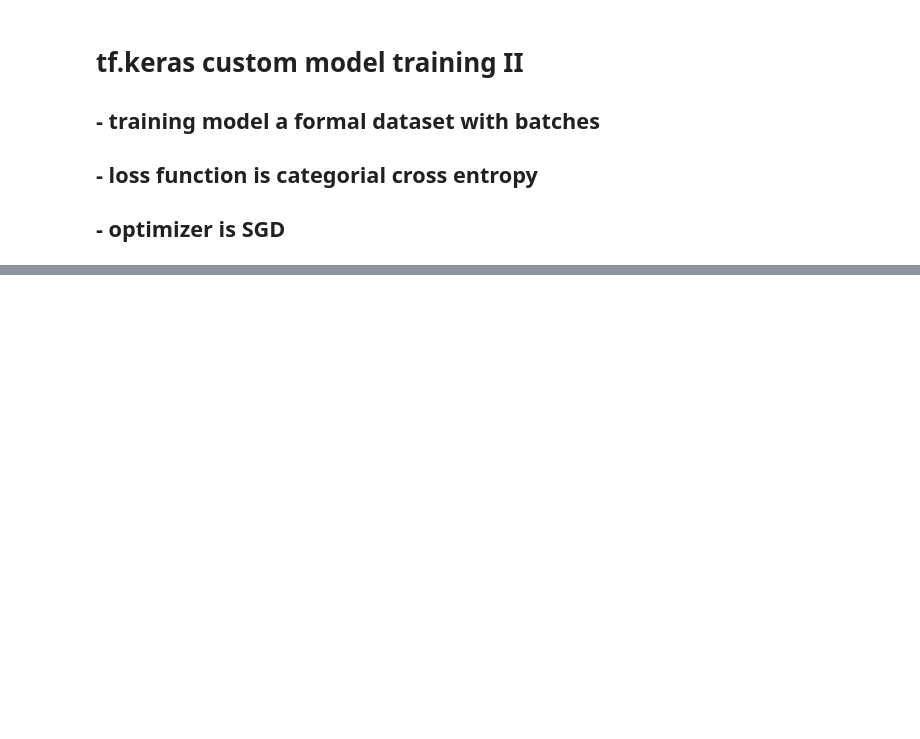
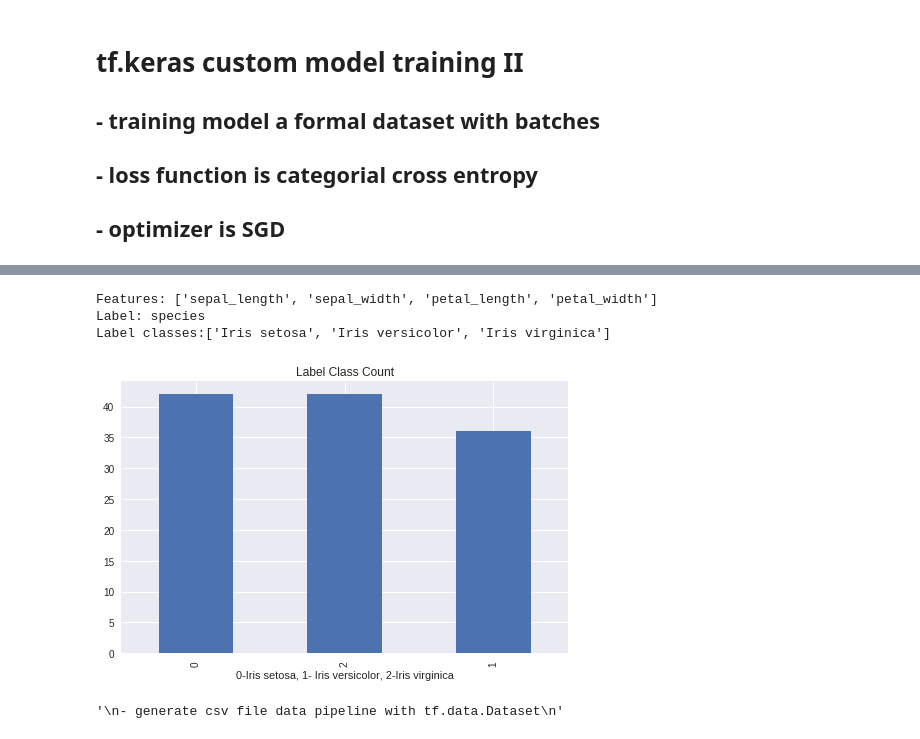
Before and after one commit to mlmaster1995/Tensorflow_2.0_Review, a Jupyter notebook: Tensorflow 2.0 Review.ipynb, the cells around one changed output, grey strips where cells are left out. Drawn from its saved outputs; the diff is of its cells as text; code cells hidden in the pictures; blank space fills up the shorter version.

Commit message:
custom training II

```diff
--- a/Tensorflow 2.0 Review.ipynb
+++ b/Tensorflow 2.0 Review.ipynb
@@ -1418,3 +1431,9 @@ final epoch: 50, loss: 0.9573383331298828
 ## - training model a formal dataset with batches
 ## - loss function is categorial cross entropy
 ## - optimizer is SGD
+# %%
+# load tensorflow built in dataset
+train_dataset_url = "https://storage.googleapis.com/download.tensorflow.org/data/iris_training.csv"
+
+data = pd.read_csv(train_dataset_url)
+data.head()
@@ -1420,0 +1462,32 @@ final epoch: 50, loss: 0.9573383331298828
+# %%
+# column order in CSV file
+column_names = ['sepal_length', 'sepal_width', 'petal_length', 'petal_width', 'species']
+class_names = ['Iris setosa', 'Iris versicolor', 'Iris virginica']
+
+feature_names = column_names[:-1]
+label_name = column_names[-1]
+
+print("Features: {}".format(feature_names))
+print("Label: {}".format(label_name))
+print(f"Label classes:{class_names}")
+# %% [output]
+Features: ['sepal_length', 'sepal_width', 'petal_length', 'petal_width']
+Label: species
+Label classes:['Iris setosa', 'Iris versicolor', 'Iris virginica']
+# %%
+# rename the dataset column name
+data = data.rename(columns={'120': "sepal_length", '4': "sepal_width", 'setosa': "petal_length",'versicolor':'petal_width','virginica':'species'})
+# %%
+# count label classes
+data['species'].value_counts().sort_values(ascending=False).plot.bar(figsize=(8,5))
+plt.title('Label Class Count')
+plt.xlabel('0-Iris setosa, 1- Iris versicolor, 2-Iris virginica')
+plt.show()
+# %% [output]
+[figure, added]
+# %%
+'''
+- generate csv file data pipeline with tf.data.Dataset
+'''
+# %% [output]
+'\n- generate csv file data pipeline with tf.data.Dataset\n'
```
Also changed, not shown: parts of 3 cells of this notebook.
